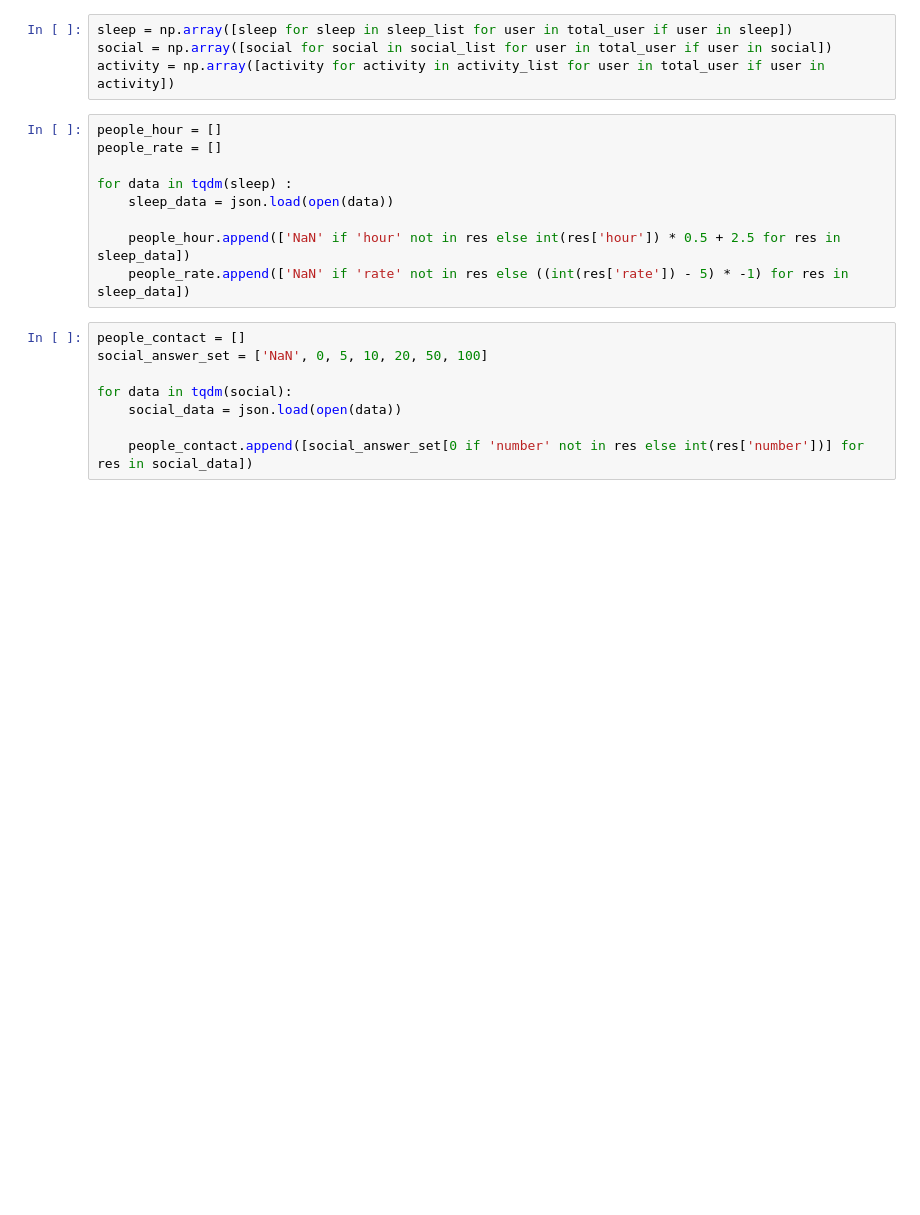
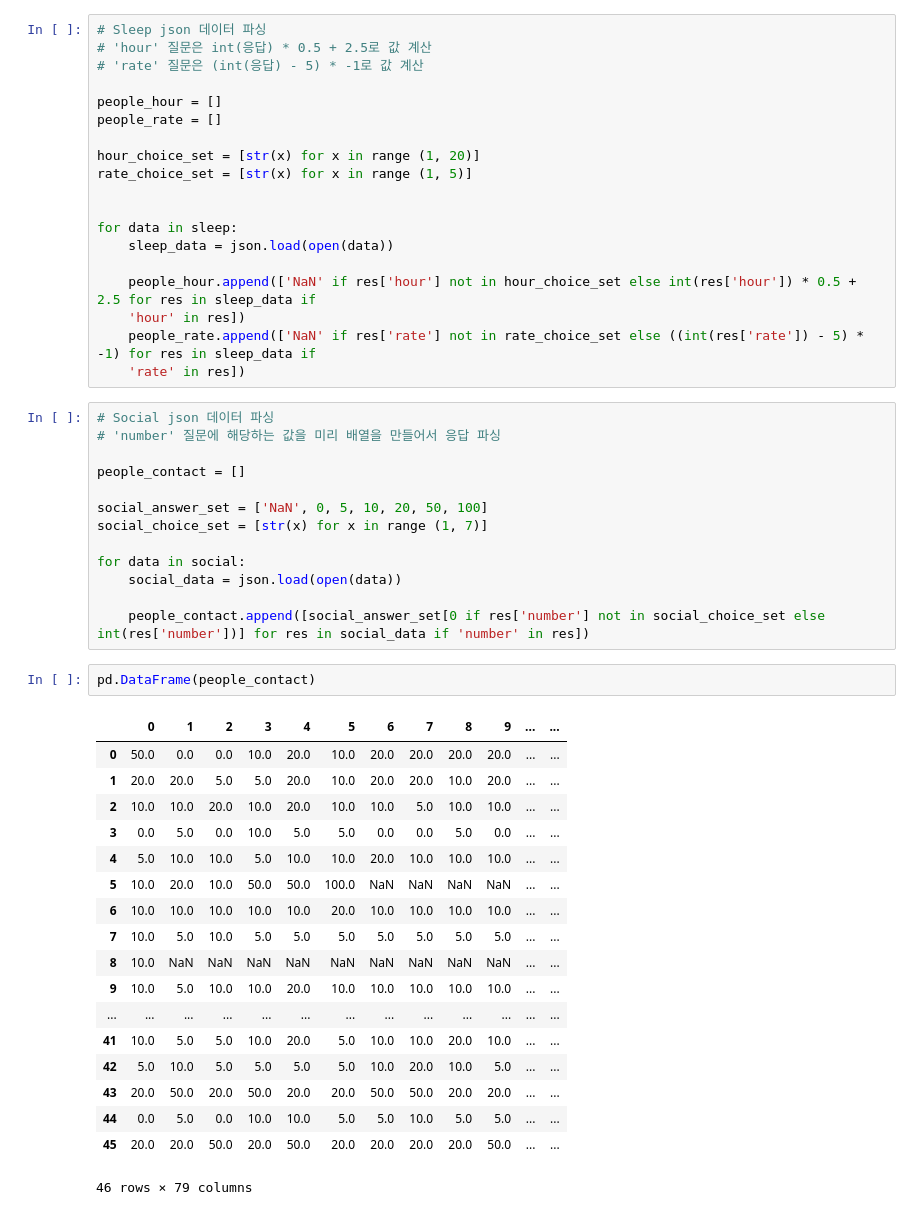
Before and after one commit to therealjamesjung/ML_2022, a Jupyter notebook: Termproject_p1/Termproject_p1.ipynb, the cells around one changed output. Cells and saved outputs as stored; diff of their text form; blank space fills up the shorter version.

```diff
--- a/Termproject_p1/Termproject_p1.ipynb
+++ b/Termproject_p1/Termproject_p1.ipynb
@@ -21,22 +30,54 @@ activity_list = sorted(glob('StduentLife_EMA/EMA/response/Activity/*.json'))
-# %%
-sleep = np.array([sleep for sleep in sleep_list for user in total_user if user in sleep])
-social = np.array([social for social in social_list for user in total_user if user in social])
-activity = np.array([activity for activity in activity_list for user in total_user if user in activity])
 # %%
+# Sleep json 데이터 파싱
+# 'hour' 질문은 int(응답) * 0.5 + 2.5로 값 계산
+# 'rate' 질문은 (int(응답) - 5) * -1로 값 계산
+
 people_hour = []
 people_rate = []
 
-for data in tqdm(sleep) :
+hour_choice_set = [str(x) for x in range (1, 20)]
+rate_choice_set = [str(x) for x in range (1, 5)]
+
+
+for data in sleep:
     sleep_data = json.load(open(data))
 
-    people_hour.append(['NaN' if 'hour' not in res else int(res['hour']) * 0.5 + 2.5 for res in sleep_data])
-    people_rate.append(['NaN' if 'rate' not in res else ((int(res['rate']) - 5) * -1) for res in sleep_data])
+    people_hour.append(['NaN' if res['hour'] not in hour_choice_set else int(res['hour']) * 0.5 + 2.5 for res in sleep_data if
+    'hour' in res])
+    people_rate.append(['NaN' if res['rate'] not in rate_choice_set else ((int(res['rate']) - 5) * -1) for res in sleep_data if
+    'rate' in res])
 # %%
+# Social json 데이터 파싱
+# 'number' 질문에 해당하는 값을 미리 배열을 만들어서 응답 파싱
+
 people_contact = []
+
 social_answer_set = ['NaN', 0, 5, 10, 20, 50, 100]
+social_choice_set = [str(x) for x in range (1, 7)]
 
-for data in tqdm(social):
+for data in social:
     social_data = json.load(open(data))
 
-    people_contact.append([social_answer_set[0 if 'number' not in res else int(res['number'])] for res in social_data])
+    people_contact.append([social_answer_set[0 if res['number'] not in social_choice_set else int(res['number'])] for res in social_data if 'number' in res])
+# %%
+pd.DataFrame(people_contact)
+# %% [output]
+|  | 0 | 1 | 2 | 3 | 4 | 5 | 6 | 7 | 8 | 9 | ... | ... |
+| 0 | 50.0 | 0.0 | 0.0 | 10.0 | 20.0 | 10.0 | 20.0 | 20.0 | 20.0 | 20.0 | ... | ... |
+| 1 | 20.0 | 20.0 | 5.0 | 5.0 | 20.0 | 10.0 | 20.0 | 20.0 | 10.0 | 20.0 | ... | ... |
+| 2 | 10.0 | 10.0 | 20.0 | 10.0 | 20.0 | 10.0 | 10.0 | 5.0 | 10.0 | 10.0 | ... | ... |
+| 3 | 0.0 | 5.0 | 0.0 | 10.0 | 5.0 | 5.0 | 0.0 | 0.0 | 5.0 | 0.0 | ... | ... |
+| 4 | 5.0 | 10.0 | 10.0 | 5.0 | 10.0 | 10.0 | 20.0 | 10.0 | 10.0 | 10.0 | ... | ... |
+| 5 | 10.0 | 20.0 | 10.0 | 50.0 | 50.0 | 100.0 | NaN | NaN | NaN | NaN | ... | ... |
+| 6 | 10.0 | 10.0 | 10.0 | 10.0 | 10.0 | 20.0 | 10.0 | 10.0 | 10.0 | 10.0 | ... | ... |
+| 7 | 10.0 | 5.0 | 10.0 | 5.0 | 5.0 | 5.0 | 5.0 | 5.0 | 5.0 | 5.0 | ... | ... |
+| 8 | 10.0 | NaN | NaN | NaN | NaN | NaN | NaN | NaN | NaN | NaN | ... | ... |
+| 9 | 10.0 | 5.0 | 10.0 | 10.0 | 20.0 | 10.0 | 10.0 | 10.0 | 10.0 | 10.0 | ... | ... |
+| ... | ... | ... | ... | ... | ... | ... | ... | ... | ... | ... | ... | ... |
+| 41 | 10.0 | 5.0 | 5.0 | 10.0 | 20.0 | 5.0 | 10.0 | 10.0 | 20.0 | 10.0 | ... | ... |
+| 42 | 5.0 | 10.0 | 5.0 | 5.0 | 5.0 | 5.0 | 10.0 | 20.0 | 10.0 | 5.0 | ... | ... |
+| 43 | 20.0 | 50.0 | 20.0 | 50.0 | 20.0 | 20.0 | 50.0 | 50.0 | 20.0 | 20.0 | ... | ... |
+| 44 | 0.0 | 5.0 | 0.0 | 10.0 | 10.0 | 5.0 | 5.0 | 10.0 | 5.0 | 5.0 | ... | ... |
+| 45 | 20.0 | 20.0 | 50.0 | 20.0 | 50.0 | 20.0 | 20.0 | 20.0 | 20.0 | 50.0 | ... | ... |
+46 rows × 79 columns
 # %%
```
Also changed, not shown: parts of 17 cells of this notebook, 1 other file.
